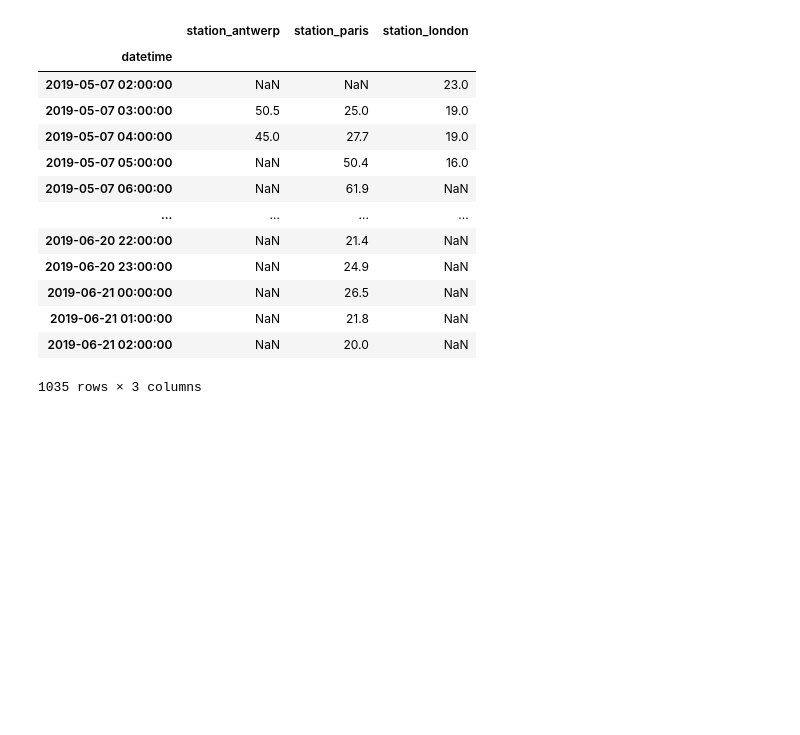
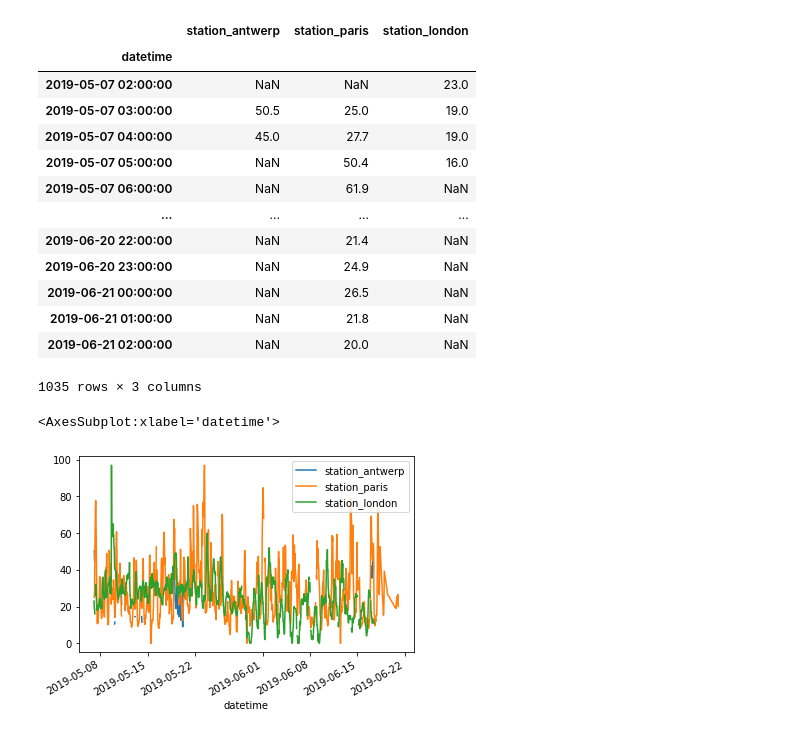
Before and after one commit to Amulanand7/data-analysis-with-python, a Jupyter notebook: plots.ipynb, the cells around one changed output. Cells and saved outputs as stored; diff of their text form; code cells hidden in the pictures; blank space fills up the shorter version.

Commit message:
citiwise plot

```diff
--- a/plots.ipynb
+++ b/plots.ipynb
@@ -21,3 +21,8 @@ airqua
 | 2019-06-21 01:00:00 | NaN | 21.8 | NaN |
 | 2019-06-21 02:00:00 | NaN | 20.0 | NaN |
 1035 rows × 3 columns
+# %%
+airqua.plot()
+# %% [output]
+<AxesSubplot:xlabel='datetime'>
+[figure, added]
```
Also changed, not shown: parts of 2 cells of this notebook.
